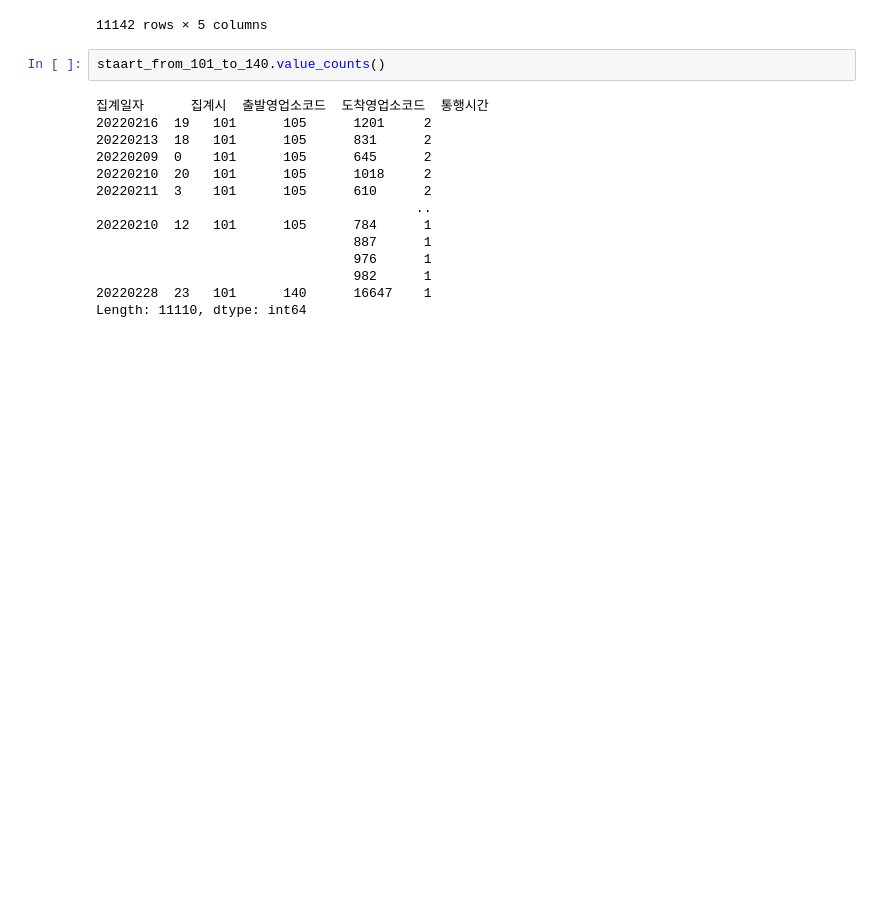
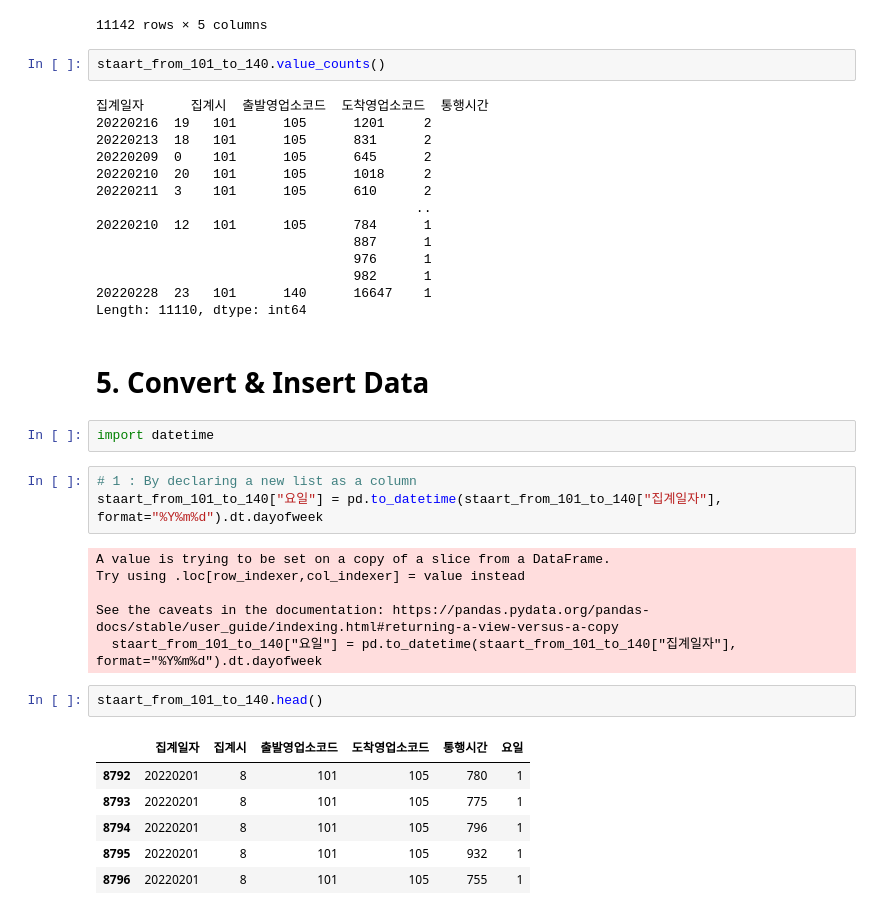
Before and after one commit to maskedrider555/FastCamous_DL, a Jupyter notebook: DataAnalysis/Pandas.ipynb, the cells around one changed output. Cells and saved outputs as stored; diff of their text form; blank space fills up the shorter version.

```diff
--- a/DataAnalysis/Pandas.ipynb
+++ b/DataAnalysis/Pandas.ipynb
@@ -222,3 +222,25 @@ staart_from_101_to_140.value_counts()
                                  982      1
 20220228  23   101      140      16647    1
 Length: 11110, dtype: int64
+# %% [markdown]
+# 5. Convert & Insert Data
+# %%
+import datetime
+# %%
+# 1 : By declaring a new list as a column
+staart_from_101_to_140["요일"] = pd.to_datetime(staart_from_101_to_140["집계일자"], format="%Y%m%d").dt.dayofweek
+# %% [output]
+A value is trying to be set on a copy of a slice from a DataFrame.
+Try using .loc[row_indexer,col_indexer] = value instead
+
+See the caveats in the documentation: https://pandas.pydata.org/pandas-docs/stable/user_guide/indexing.html#returning-a-view-versus-a-copy
+  staart_from_101_to_140["요일"] = pd.to_datetime(staart_from_101_to_140["집계일자"], format="%Y%m%d").dt.dayofweek
+# %%
+staart_from_101_to_140.head()
+# %% [output]
+|  | 집계일자 | 집계시 | 출발영업소코드 | 도착영업소코드 | 통행시간 | 요일 |
+| 8792 | 20220201 | 8 | 101 | 105 | 780 | 1 |
+| 8793 | 20220201 | 8 | 101 | 105 | 775 | 1 |
+| 8794 | 20220201 | 8 | 101 | 105 | 796 | 1 |
+| 8795 | 20220201 | 8 | 101 | 105 | 932 | 1 |
+| 8796 | 20220201 | 8 | 101 | 105 | 755 | 1 |
```
Also changed, not shown: parts of 6 cells of this notebook.
